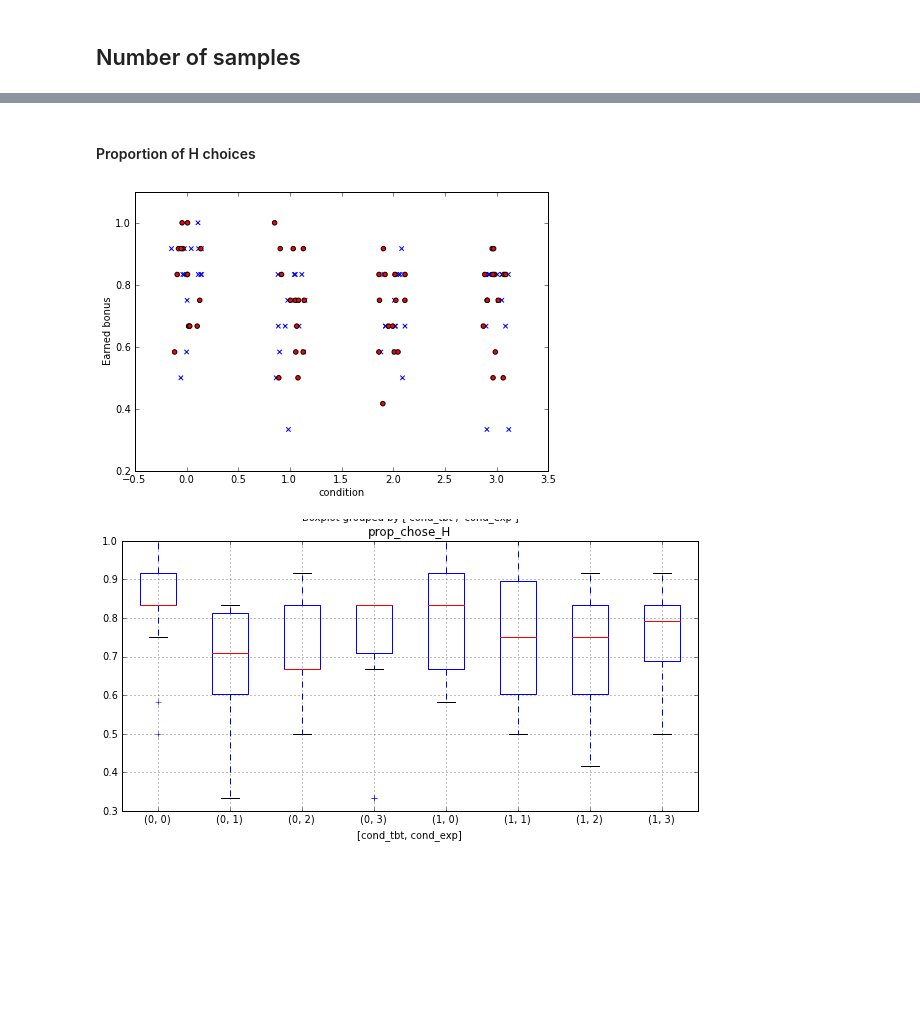
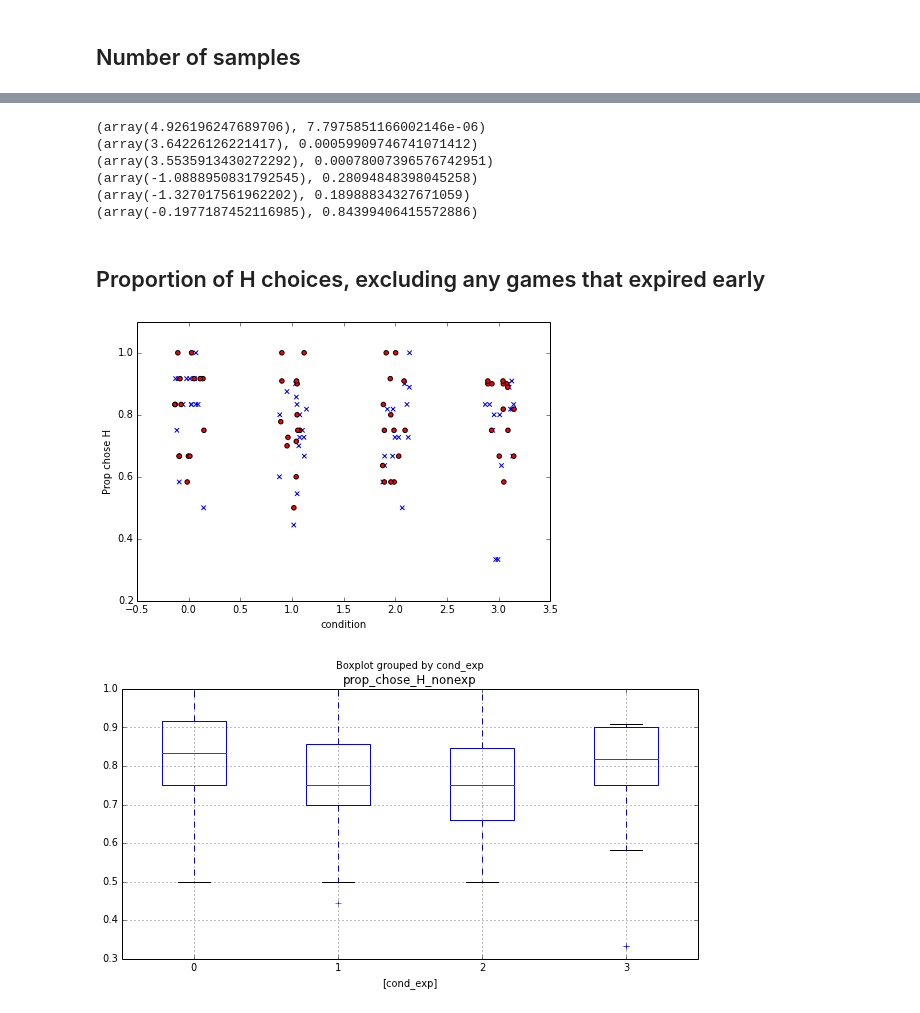
Before and after one commit to dmarkant/CompetitiveSampling, a Jupyter notebook: analysis/expiration-v1/expiration-v1.ipynb, the cells around one changed output, grey strips where cells are left out. Cells and saved outputs as stored; diff of their text form; code cells hidden in the pictures; blank space fills up the shorter version.

```diff
--- a/analysis/expiration-v1/expiration-v1.ipynb
+++ b/analysis/expiration-v1/expiration-v1.ipynb
@@ -127,0 +231,20 @@ class Subject:
+# %%
+s = Subject(0)
+g = s.games[0]
+gambles = [{'H': tuple(g.options[g.H]), 'L': tuple(g.options[g.L])} for g in s.games]
+
+pH =      np.zeros((len(gambles), maxsamp), float)
+pH_unif = np.zeros((len(gambles), maxsamp), float)
+pH_norm = np.zeros((len(gambles), maxsamp), float)
+pH_exp  = np.zeros((len(gambles), maxsamp), float)
+
+for i in range(len(gambles)):
+    opt = gambles[i]
+    p_i = [prob_choose_H_all_allocations(opt, n) for n in range(1, MAXSAMP)]
+    pH[i] = np.array(p_i)
+    p_i, eg_i = expected_gain_given_discrete_uniform_expiration(opt, maxsamp)
+    pH_unif[i] = p_i
+    p_i, eg_i = expected_gain_given_discrete_normal_expiration(opt, maxsamp)
+    pH_norm[i] = p_i
+    p_i, eg_i = expected_gain_given_discrete_exponential_expiration(opt, maxsamp)
+    pH_exp[i] = p_i
@@ -171,25 +313,38 @@ for s in [Subject(sid) for sid in SUBJ]:
     md_num_samples = np.median([s.games[i].n_samples for i in range(N_GAMES) if s.games[i].observed_expiration is None])
     prop_chose_H = np.sum([s.games[i].chose_H for i in range(N_GAMES)])/float(N_GAMES)
 
+    nonexp_games = filter(lambda i: s.games[i].observed_expiration==None, range(N_GAMES))
+    prop_chose_H_nonexp = np.sum([s.games[i].chose_H for i in nonexp_games])/float(len(nonexp_games))
+
     rows.append([s.sid,
                  rawdata(s.sid)['workerId'],
+                 int(s.questiondata['age']),
+                 int(s.questiondata['difficulty']),
+                 int(s.questiondata['engagement']),
+                 s.questiondata['gender'],
                  s.condition,
                  s.condition_tbt,
                  s.condition_exp,
                  s.bonus,
                  mn_num_samples,
                  md_num_samples,
-                 prop_chose_H])
+                 prop_chose_H,
+                 prop_chose_H_nonexp])
 
 df = pd.DataFrame(rows, columns=['sid',
                                  'workerId',
+                                 'age',
+                                 'difficulty',
+                                 'engagement',
+                                 'gender',
                                  'cond',
                                  'cond_tbt',
                                  'cond_exp',
                                  'bonus',
                                  'mn_n_samples',
                                  'md_n_samples',
-                                 'prop_chose_H'])
+                                 'prop_chose_H',
+                                 'prop_chose_H_nonexp'])
 print df.to_string()
 print
 
@@ -392,18 +591,32 @@ plt.show()
+# %%
+print ttest_ind(df[(df['cond_exp']==0)]['prop_chose_H'], df[(df['cond_exp']==1)]['prop_chose_H'])
+print ttest_ind(df[(df['cond_exp']==0)]['prop_chose_H'], df[(df['cond_exp']==2)]['prop_chose_H'])
+print ttest_ind(df[(df['cond_exp']==0)]['prop_chose_H'], df[(df['cond_exp']==3)]['prop_chose_H'])
+print ttest_ind(df[(df['cond_exp']==1)]['prop_chose_H'], df[(df['cond_exp']==2)]['prop_chose_H'])
+print ttest_ind(df[(df['cond_exp']==1)]['prop_chose_H'], df[(df['cond_exp']==3)]['prop_chose_H'])
+print ttest_ind(df[(df['cond_exp']==2)]['prop_chose_H'], df[(df['cond_exp']==3)]['prop_chose_H'])
+# %% [output]
+(array(4.926196247689706), 7.7975851166002146e-06)
+(array(3.64226126221417), 0.00059909746741071412)
+(array(3.5535913430272292), 0.00078007396576742951)
+(array(-1.0888950831792545), 0.28094848398045258)
+(array(-1.327017561962202), 0.18988834327671059)
+(array(-0.1977187452116985), 0.84399406415572886)
 # %% [markdown]
-#### Proportion of H choices
+## Proportion of H choices, excluding any games that expired early
 # %%
 tbt = df[df.cond_tbt==0]
 pln = df[df.cond_tbt==1]
 fig, ax = plt.subplots(figsize=(10,5))
-ax.scatter(jit(tbt.cond_exp), tbt.prop_chose_H, c='b', label='tbt', marker='x')
-ax.scatter(jit(pln.cond_exp), pln.prop_chose_H, c='r', label='plan')
+ax.scatter(jit(tbt.cond_exp), tbt.prop_chose_H_nonexp, c='b', label='tbt', marker='x')
+ax.scatter(jit(pln.cond_exp), pln.prop_chose_H_nonexp, c='r', label='plan')
 ax.set_aspect(3)
 ax.set_xlabel('condition')
-ax.set_ylabel('Earned bonus')
+ax.set_ylabel('Prop chose H')
 plt.show()
 
-df.boxplot('prop_chose_H', by=['cond_tbt','cond_exp'], figsize=(10,5))
+df.boxplot('prop_chose_H_nonexp', by=['cond_exp'], figsize=(10,5))
 plt.show()
 # %% [output]
-[figure, old version]
+[figure, new version]
-[figure, old version]
+[figure, new version]
```
Also changed, not shown: parts of 53 cells of this notebook, 3 other files.
